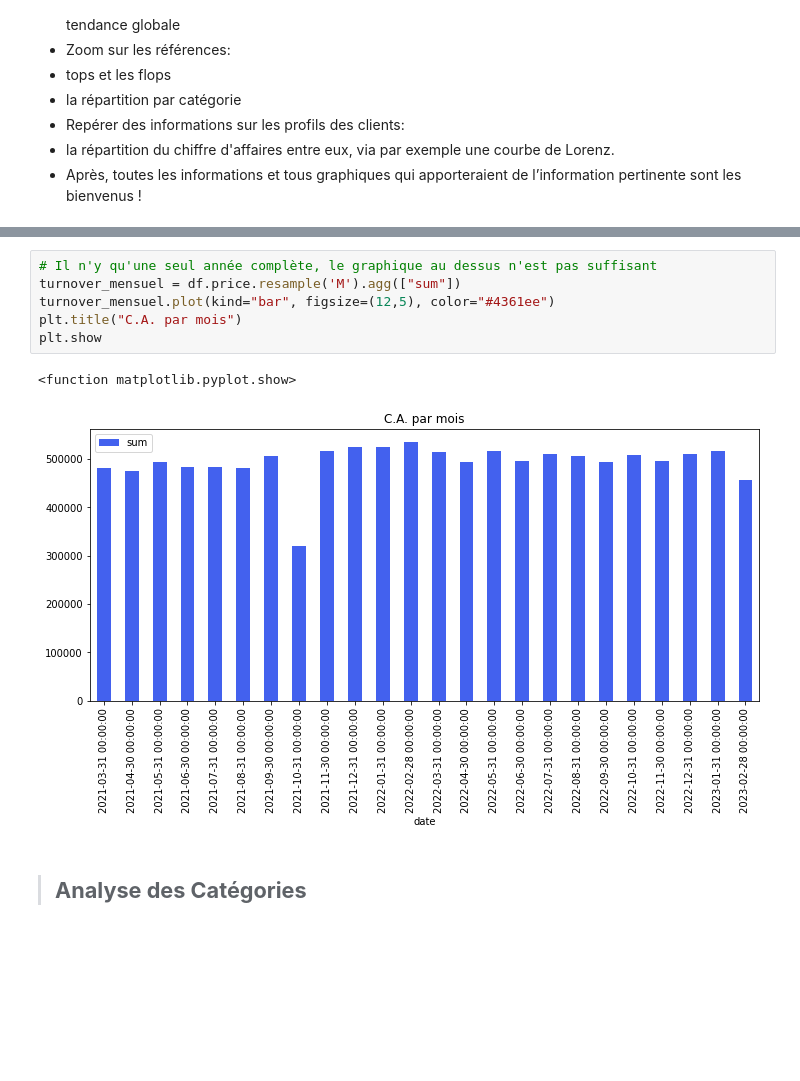
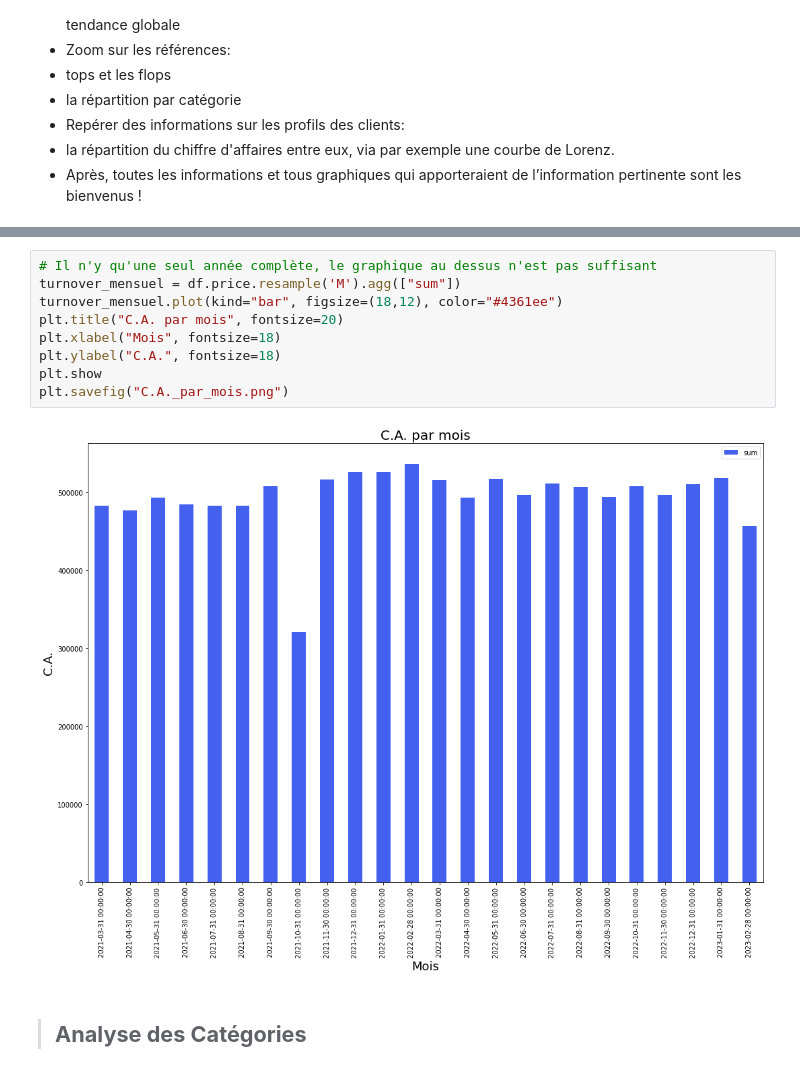
Before and after one commit to Valeeew/Analyze-bookstore-sales, a Jupyter notebook: Turnover_analyze.ipynb, the cells around one changed output, grey strips where cells are left out. Drawn from its saved outputs; the diff is of its cells as text; blank space fills up the shorter version.

```diff
--- a/Turnover_analyze.ipynb
+++ b/Turnover_analyze.ipynb
@@ -67,12 +72,14 @@ date
 # %%
 # Il n'y qu'une seul année complète, le graphique au dessus n'est pas suffisant
 turnover_mensuel = df.price.resample('M').agg(["sum"])
-turnover_mensuel.plot(kind="bar", figsize=(12,5), color="#4361ee")
-plt.title("C.A. par mois")
+turnover_mensuel.plot(kind="bar", figsize=(18,12), color="#4361ee")
+plt.title("C.A. par mois", fontsize=20)
+plt.xlabel("Mois", fontsize=18)
+plt.ylabel("C.A.", fontsize=18)
 plt.show
+plt.savefig("C.A._par_mois.png")
 # %% [output]
-<function matplotlib.pyplot.show>
-[figure, old version]
+[figure, new version]
 # %% [markdown]
 > ## __Analyse des Catégories__
 # %%
```
Also changed, not shown: parts of 23 cells of this notebook.
